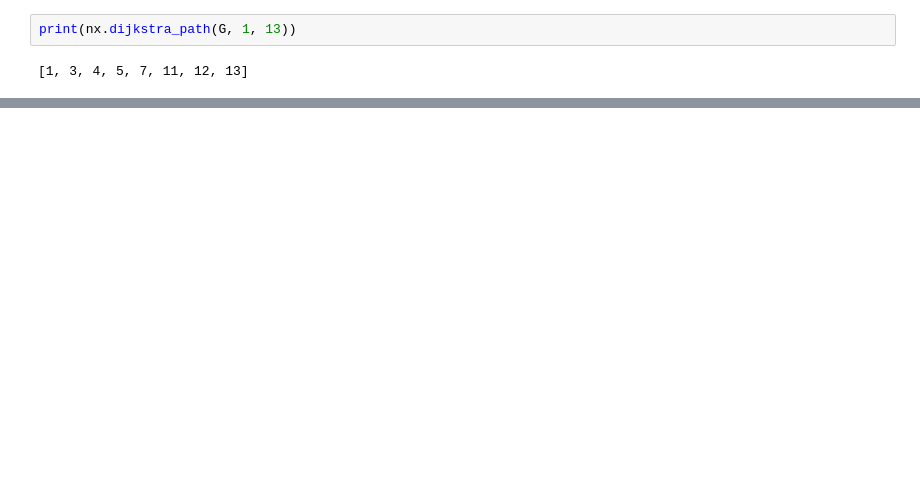
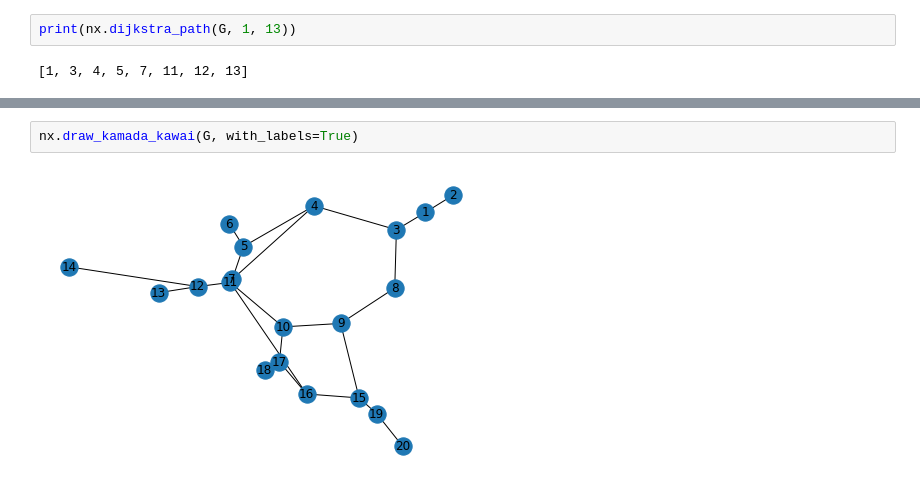
Before and after one commit to mlehotay/blog, a Jupyter notebook: jupyter/networkx.ipynb, the cells around one changed output, grey strips where cells are left out. Drawn from its saved outputs; the diff is of its cells as text; blank space fills up the shorter version.

```diff
--- a/jupyter/networkx.ipynb
+++ b/jupyter/networkx.ipynb
@@ -65,0 +41,4 @@ print(nx.dijkstra_path(G, 1, 13))
+# %%
+nx.draw_kamada_kawai(G, with_labels=True)
+# %% [output]
+[figure, added]
```
Also changed, not shown: parts of 14 cells of this notebook, 3 other files.
